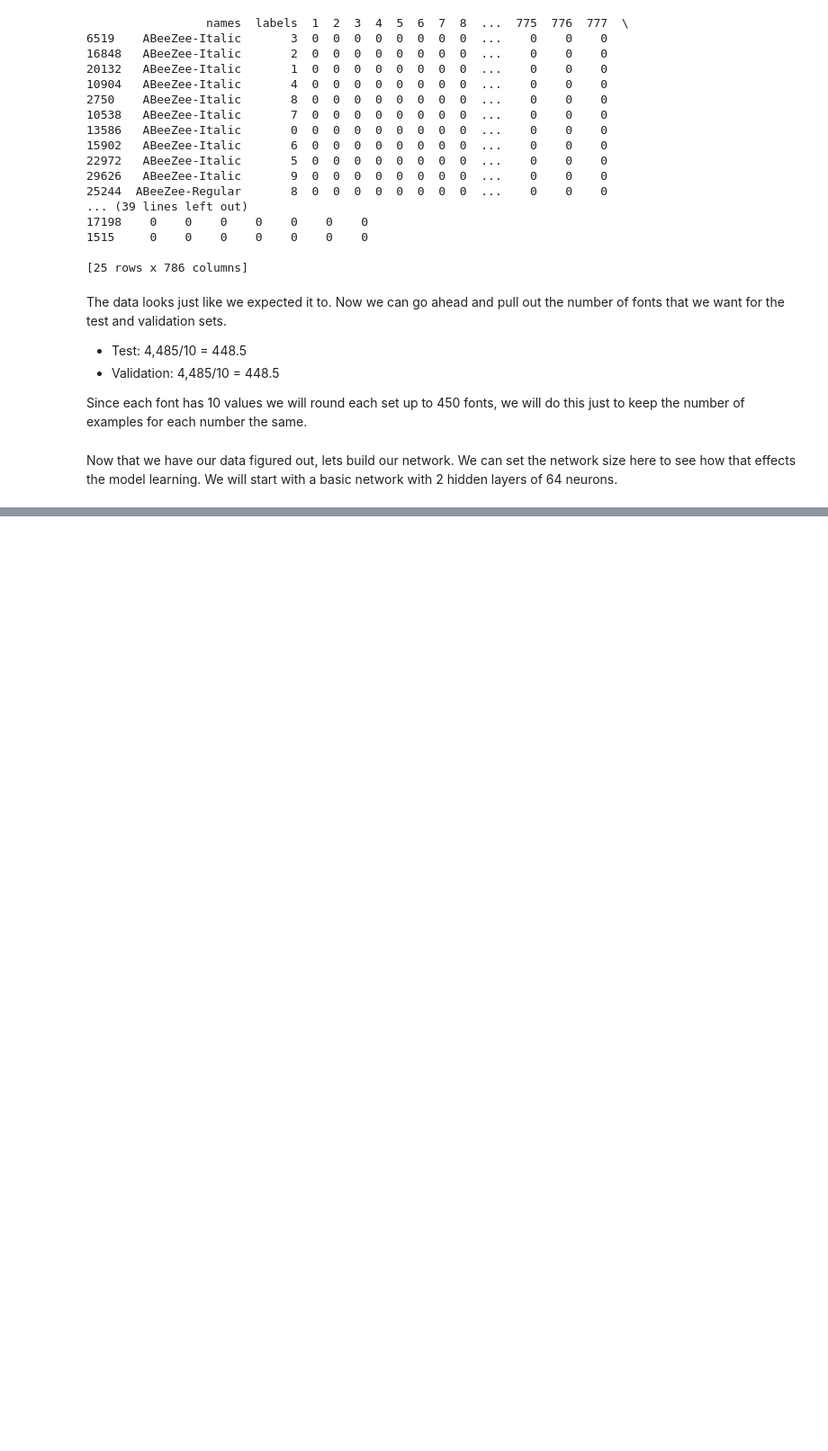
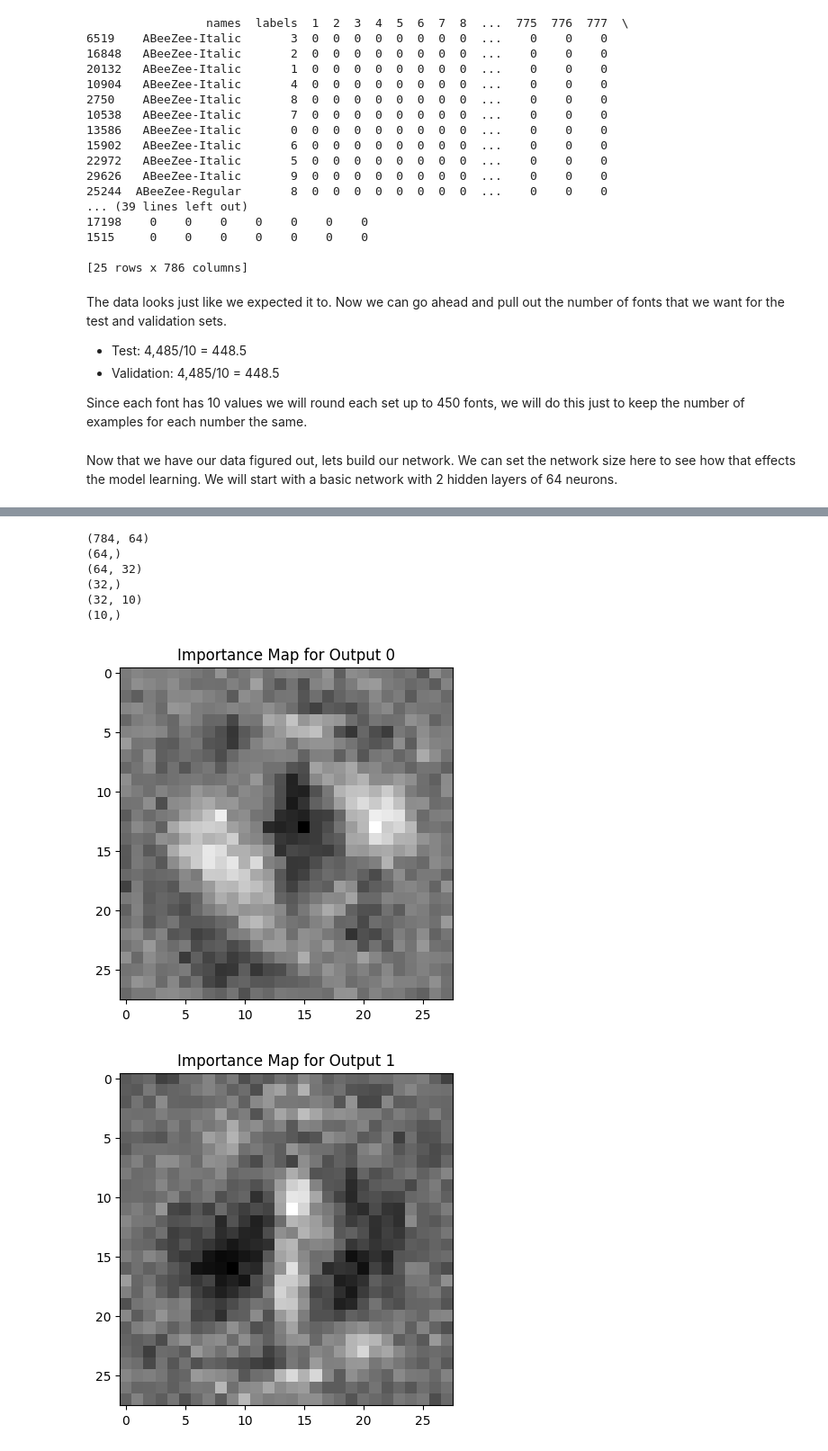
Before and after one commit to LuckierBread/Neural-Network-Learning-Visualization, a Jupyter notebook: Learning Visualization.ipynb, the cells around one changed output, grey strips where cells are left out. Shown: that part at 90% size. Saved outputs shown, nothing was run; the diff lists cells and outputs as text; code cells hidden in the pictures; blank space fills up the shorter version.

Commit message:
finished imporance mapping for network

```diff
--- a/Learning Visualization.ipynb
+++ b/Learning Visualization.ipynb
@@ -100,10 +99,10 @@ test_data_x = test_data.iloc[:,2:].to_numpy()
 validation_data_x = validation_data.iloc[:,2:].to_numpy()
 training_data_x = training_data.iloc[:,2:].to_numpy()
 
-#now we will also extract the labels and turn them into hot one encodings
-test_data_y = tf.keras.utils.to_categorical(test_data.iloc[:,1],10)
-validation_data_y = tf.keras.utils.to_categorical(validation_data.iloc[:,1],10)
-training_data_y = tf.keras.utils.to_categorical(training_data.iloc[:,1],10)
+#now we will also extract the labels.
+test_data_y = test_data.iloc[:,1].to_numpy()
+validation_data_y = validation_data.iloc[:,1].to_numpy()
+training_data_y = training_data.iloc[:,1].to_numpy()
 # %% [markdown]
 Now that we have our data figured out, lets build our network.
 We can set the network size here to see how that effects the model learning.
@@ -111,16 +110,16 @@ We will start with a basic network with 2 hidden layers of 64 neurons.
 # %%
 # Define model
 model = Sequential([
-    Input(shape=(784,)),
-    Dense(64, activation='leaky_relu'),
-    Dense(64, activation='leaky_relu'),
-    Dense(10, activation='softmax')
+    Input(shape=(784,),name = 'input'),
+    Dense(64, activation='tanh',name = 'dense_1'),
+    Dense(32, activation='tanh', name = 'desne_2'),
+    Dense(10, activation='softmax', name = 'softmax')
 ])
 
 model.compile(optimizer='adam',
-              loss='categorical_crossentropy',
+              loss='sparse_categorical_crossentropy',
               metrics=['accuracy'])
 
 # Train the model
-model.fit(training_data_x, training_data_y, epochs=10, validation_data=(test_data_x,test_data_y))
+model.fit(training_data_x, training_data_y, epochs=20, validation_data=(test_data_x,test_data_y))
 # %% [output]
@@ -163,0 +176,49 @@ show_image()
+# %%
+weights = model.get_weights()
+for layer_weights in weights:
+    print(layer_weights.shape)
+# %% [output]
+(784, 64)
+(64,)
+(64, 32)
+(32,)
+(32, 10)
+(10,)
+# %%
+import numpy as np
+import matplotlib.pyplot as plt
+
+# Assuming 'weights' is a list of the model's weights and biases interleaved
+weights = model.get_weights()
+
+for output_mask in range(10):
+    # Extract weights for each layer
+    W3 = weights[-2]   # Weights from 2nd hidden layer to output, shape (64, 10)
+    W2 = weights[-4]   # Weights from 1st hidden layer to 2nd hidden layer, shape (64, 64)
+    W1 = weights[-6]   # Weights from input to 1st hidden layer, shape (784, 64)
+
+    # Extract biases for each layer
+    b3 = weights[-1]   # Biases for output layer, shape (10,)
+    b2 = weights[-3]   # Biases for 2nd hidden layer, shape (64,)
+    b1 = weights[-5]   # Biases for 1st hidden layer, shape (64,)
+
+    # Calculate importance for the output neuron 'output_mask'
+    third_importance = W3[:, output_mask]   # Weights for the specific output neuron, shape (64,)
+
+    # Propagate importance back through the network
+    second_importance = np.dot(W2, third_importance)  # Shape (64,)
+    first_importance = np.dot(W1, second_importance)  # Shape (784,)
+
+    # Normalize the input importance
+    data_max = np.max(first_importance)
+    data_min = np.min(first_importance)
+    input_importance = (first_importance - data_min) / (data_max - data_min)
+    input_importance = input_importance * 255
+
+    # Plot the importance map
+    plt.imshow(input_importance.reshape(28, 28), cmap='gray')
+    plt.title(f'Importance Map for Output {output_mask}')
+    plt.show()
+# %% [output]
+[figure, added]
+[figure, added]
```
Also changed, not shown: parts of 9 cells of this notebook, 20 other files.
